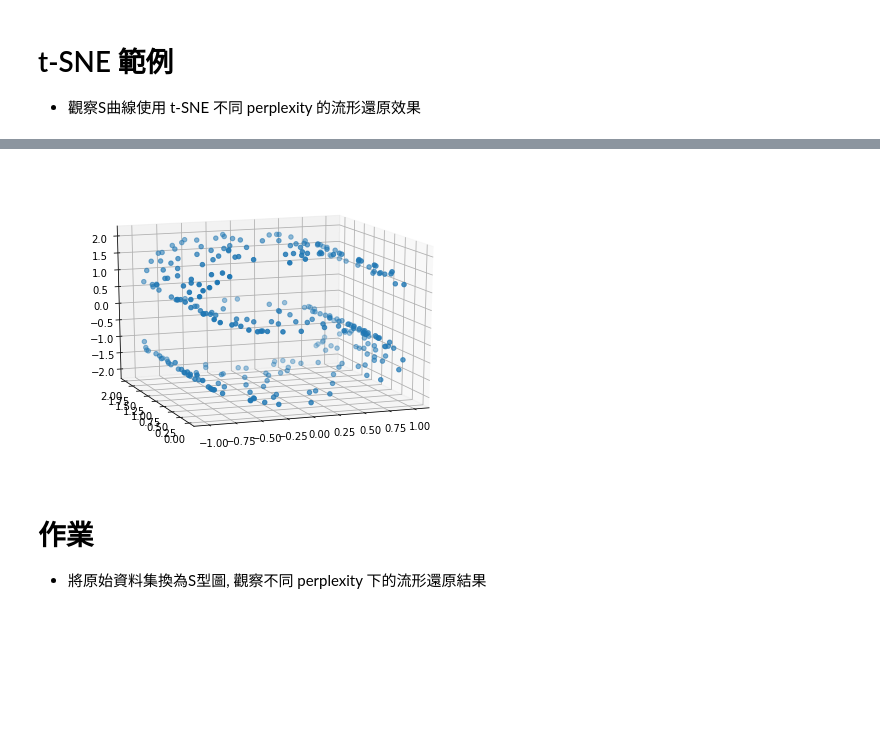
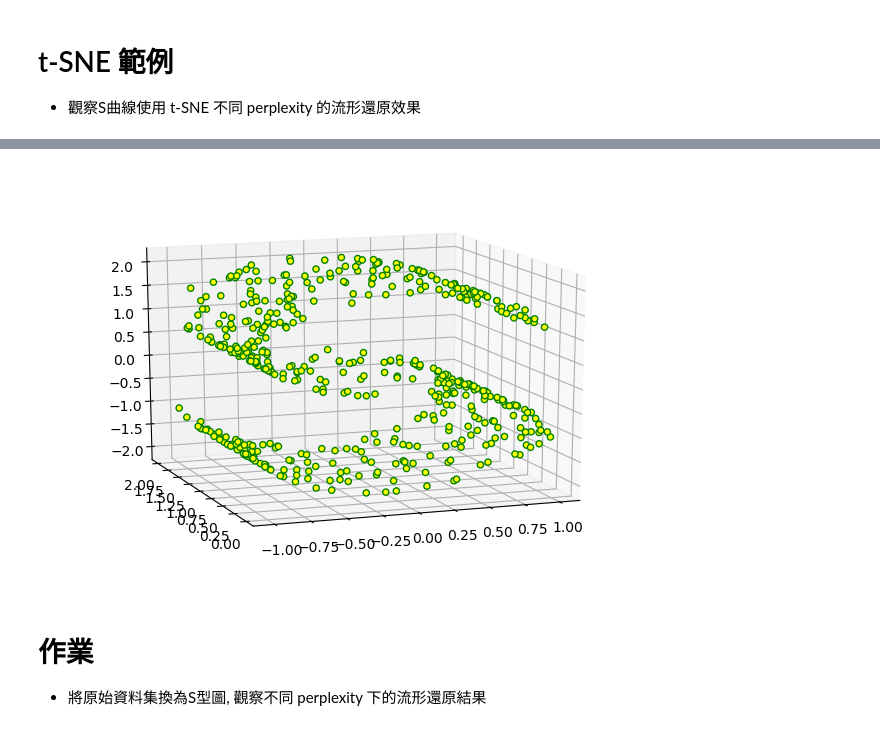
Before and after one commit to freyatzeng/ML100-Days, a Jupyter notebook: homework/Day_062_HW( t-SNE perplexity參數).ipynb, the cells around one changed output, grey strips where cells are left out. Drawn from its saved outputs; the diff is of its cells as text; code cells hidden in the pictures; blank space fills up the shorter version.

```diff
--- a/homework/Day_062_HW( t-SNE perplexity參數).ipynb
+++ b/homework/Day_062_HW( t-SNE perplexity參數).ipynb
@@ -10,10 +10,10 @@ from sklearn import manifold, datasets
 from time import time
 # %%
 # 設定模型與繪圖參數
-n_samples = 300
+n_samples = 500
 n_components = 2
 (fig, subplots) = plt.subplots(2, 5, figsize=(15, 6))
-perplexities = [4, 6, 9, 14, 21, 30, 45, 66, 100]
+perplexities = [4, 6, 9, 14, 21, 30, 45, 100, 500]
 
 # 設定S曲線資料點
 X, color = datasets.samples_generator.make_s_curve(n_samples, random_state=0)
@@ -61,12 +61,12 @@ circles, perplexity=100 in 9.5 sec
 # %%
-%matplotlib inline
+# %matplotlib inline
 from mpl_toolkits.mplot3d import Axes3D
-fig = plt.figure()
+fig = plt.figure(dpi=100)
 ax = Axes3D(fig)
-ax.scatter(X[:,0],X[:,1],X[:,2])
+ax.scatter(X[:,0],X[:,1],X[:,2],c='yellow',alpha=1,edgecolor='green')
 ax.view_init(azim=250,elev=15)
 # %% [output]
-[figure, old version]
+[figure, new version]
 # %% [markdown]
 # 作業
 * 將原始資料集換為S型圖, 觀察不同 perplexity 下的流形還原結果
```
Also changed, not shown: parts of 1 cell of this notebook.
